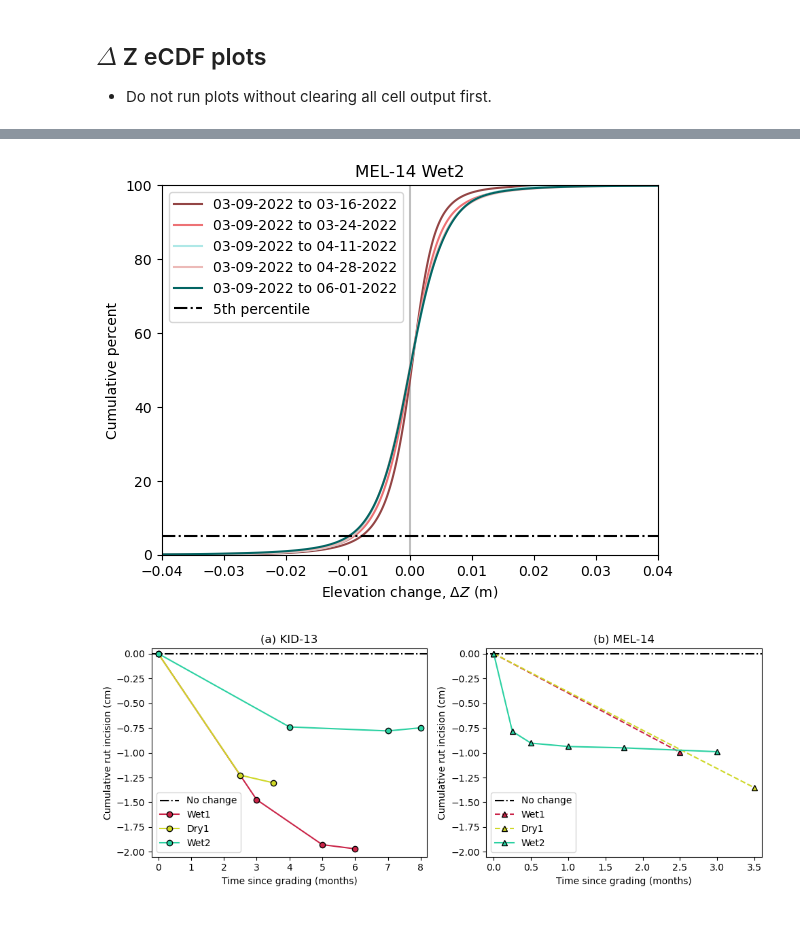
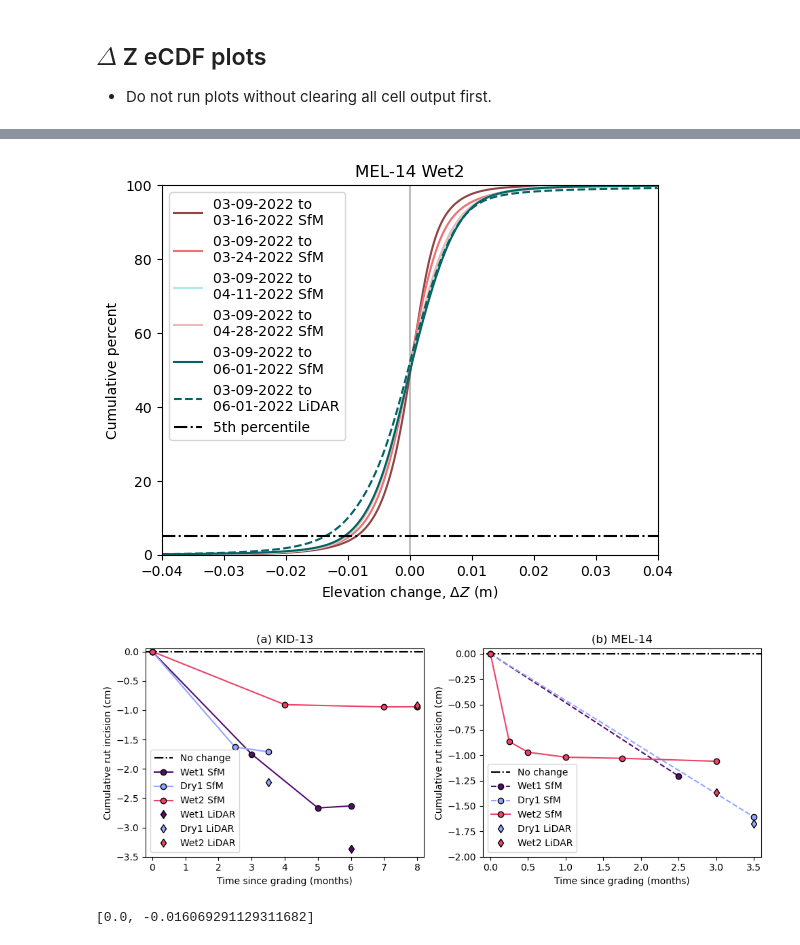
Before and after one commit to amanaster2/micro_diff, a Jupyter notebook: notebooks/stats.ipynb, the cells around one changed output, grey strips where cells are left out. Drawn from its saved outputs; the diff is of its cells as text; code cells hidden in the pictures.

Commit message:
Re-running elevation stat analyses with LiDAR data

```diff
--- a/notebooks/stats.ipynb
+++ b/notebooks/stats.ipynb
@@ -75,10 +98,15 @@ ds_diff_m14_wsyr1_sfm_2.reset_index(inplace=True)
 ds_diff_m14_wsyr1_sfm_2.dropna(inplace=True)
 ds_diff_m14_wsyr1_sfm_2.drop(columns=['time','spatial_ref'], inplace=True)
 # %%
-ds_diff_m14_dsyr1_sfm_2 = ds_diff_m14_dsyr1_sfm.isel(time=2).to_dataframe()
+ds_diff_m14_dsyr1_sfm_2 = ds_diff_m14_dsyr1_sfm.isel(time=3).to_dataframe()
 ds_diff_m14_dsyr1_sfm_2.reset_index(inplace=True)
 ds_diff_m14_dsyr1_sfm_2.dropna(inplace=True)
 ds_diff_m14_dsyr1_sfm_2.drop(columns=['time','spatial_ref'], inplace=True)
+
+ds_diff_m14_dsyr1_lidar_2 = ds_diff_m14_dsyr1_lidar.isel(time=2).to_dataframe()
+ds_diff_m14_dsyr1_lidar_2.reset_index(inplace=True)
+ds_diff_m14_dsyr1_lidar_2.dropna(inplace=True)
+ds_diff_m14_dsyr1_lidar_2.drop(columns=['time','spatial_ref'], inplace=True)
 # %%
 ds_diff_m14_wsyr2_sfm_2 = ds_diff_m14_wsyr2_sfm.isel(time=2).to_dataframe()
 ds_diff_m14_wsyr2_sfm_2.reset_index(inplace=True)
@@ -100,10 +128,15 @@ ds_diff_m14_wsyr2_sfm_5.reset_index(inplace=True)
 ds_diff_m14_wsyr2_sfm_5.dropna(inplace=True)
 ds_diff_m14_wsyr2_sfm_5.drop(columns=['time','spatial_ref'], inplace=True)
 
-ds_diff_m14_wsyr2_sfm_6 = ds_diff_m14_wsyr2_sfm.isel(time=6).to_dataframe()
+ds_diff_m14_wsyr2_sfm_6 = ds_diff_m14_wsyr2_sfm.isel(time=7).to_dataframe()
 ds_diff_m14_wsyr2_sfm_6.reset_index(inplace=True)
 ds_diff_m14_wsyr2_sfm_6.dropna(inplace=True)
 ds_diff_m14_wsyr2_sfm_6.drop(columns=['time','spatial_ref'], inplace=True)
+
+ds_diff_m14_wsyr2_lidar_6 = ds_diff_m14_wsyr2_lidar.isel(time=6).to_dataframe()
+ds_diff_m14_wsyr2_lidar_6.reset_index(inplace=True)
+ds_diff_m14_wsyr2_lidar_6.dropna(inplace=True)
+ds_diff_m14_wsyr2_lidar_6.drop(columns=['time','spatial_ref'], inplace=True)
 # %%
 k13_wsyr1_5per_1 = np.percentile(ds_diff_k13_wsyr1_sfm_2['band1'],5)
 k13_wsyr1_5per_2 = np.percentile(ds_diff_k13_wsyr1_sfm_3['band1'],5)
@@ -152,45 +214,55 @@ array([ 0.        , -1.47348571, -1.92718592, -1.9693949 ])
 fig, ax = plt.subplots()
 
 ax.plot([0,0],[0,100], '-', color='gray', alpha=0.5)
-sns.ecdfplot(ds_diff_m14_wsyr2_sfm_2, x='band1', stat='percent', ax=ax, color='#934545', label='03-09-2022 to 03-16-2022')
-sns.ecdfplot(ds_diff_m14_wsyr2_sfm_3, x='band1', stat='percent', ax=ax, color='#ED7275', label='03-09-2022 to 03-24-2022')
-sns.ecdfplot(ds_diff_m14_wsyr2_sfm_4, x='band1', stat='percent', ax=ax, color='#AFE8E7', label='03-09-2022 to 04-11-2022')
-sns.ecdfplot(ds_diff_m14_wsyr2_sfm_5, x='band1', stat='percent', ax=ax, color='#ECBAB8', label='03-09-2022 to 04-28-2022')
-sns.ecdfplot(ds_diff_m14_wsyr2_sfm_6, x='band1', stat='percent', ax=ax, color='#036563', label='03-09-2022 to 06-01-2022')
+sns.ecdfplot(ds_diff_m14_wsyr2_sfm_2, x='band1', stat='percent', ax=ax, color='#934545', label='03-09-2022 to\n03-16-2022 SfM')
+sns.ecdfplot(ds_diff_m14_wsyr2_sfm_3, x='band1', stat='percent', ax=ax, color='#ED7275', label='03-09-2022 to\n03-24-2022 SfM')
+sns.ecdfplot(ds_diff_m14_wsyr2_sfm_4, x='band1', stat='percent', ax=ax, color='#AFE8E7', label='03-09-2022 to\n04-11-2022 SfM')
+sns.ecdfplot(ds_diff_m14_wsyr2_sfm_5, x='band1', stat='percent', ax=ax, color='#ECBAB8', label='03-09-2022 to\n04-28-2022 SfM')
+sns.ecdfplot(ds_diff_m14_wsyr2_sfm_6, x='band1', stat='percent', ax=ax, color='#036563', label='03-09-2022 to\n06-01-2022 SfM')
+sns.ecdfplot(ds_diff_m14_wsyr2_lidar_6, x='band1', stat='percent', ax=ax, linestyle='--', color='#036563', label='03-09-2022 to\n06-01-2022 LiDAR')
 ax.plot([-0.04,0.04],[5,5], '-.', color='black', label='5th percentile')
 ax.set_xlim(-0.04,0.04)
 ax.set_ylim(0,100)
 ax.set_xlabel(r'Elevation change, $\Delta Z$ (m)')
 ax.set_ylabel('Cumulative percent')
-ax.legend()
+ax.legend(loc='upper left')
 ax.set_title('MEL-14 Wet2')
-plt.savefig('/home/adalvis/github/micro_diff/data/savefigs/Fig7.png', dpi=600, bbox_inches='tight')
+plt.savefig('/mnt/c/Users/Amanda/OneDrive - UW/Dissertation Writing/Chapters/Ch4_mt/Fig7.png', dpi=600, bbox_inches='tight')
 plt.show()
 # %% [output]
-[figure, old version]
+[figure, new version]
 # %%
 fig, ax = plt.subplots(1, 2, figsize=(10,4), layout='tight')
 ax[0].plot([-0.25,8.25],[0,0], 'k-.', label='No change')
-ax[0].plot(k13_time1, np.multiply(k13_5per1, 100), 'o-', color='#ca2448', markeredgecolor='k', label='Wet1')
-ax[0].plot(k13_time2, np.multiply(k13_5per2, 100), 'o-', color='#cfd828', markeredgecolor='k', label='Dry1')
-ax[0].plot(k13_time3, np.multiply(k13_5per3, 100), 'o-', color='#2bd1a2', markeredgecolor='k', label='Wet2')
+ax[0].plot(k13_time1, np.multiply(k13_5per1, 100), 'o-', color='#540D6E', markeredgecolor='k', label='Wet1 SfM')
+ax[0].plot(k13_time2, np.multiply(k13_5per2, 100), 'o-', color='#91A6FF', markeredgecolor='k', label='Dry1 SfM')
+ax[0].plot(k13_time3, np.multiply(k13_5per3, 100), 'o-', color='#EE4266', markeredgecolor='k', label='Wet2 SfM')
+ax[0].plot(k13_lt1, np.multiply(k13_lidar1, 100), 'd', markersize=6, color='#540D6E', markeredgecolor='k', label='Wet1 LiDAR')
+ax[0].plot(k13_lt2, np.multiply(k13_lidar2, 100), 'd', markersize=6, color='#91A6FF', markeredgecolor='k', label='Dry1 LiDAR')
+ax[0].plot(k13_lt3, np.multiply(k13_lidar3, 100), 'd', markersize=6, color='#EE4266', markeredgecolor='k', label='Wet2 LiDAR')
 ax[0].set(xlabel='Time since grading (months)',ylabel=r'Cumulative rut incision (cm)',\
-    xlim=(-0.2,8.2),ylim=(-2.05,0.05))
+    xlim=(-0.2,8.2),ylim=(-3.50,0.05))
 ax[0].set_title('(a) KID-13')
-ax[0].legend()
+ax[0].legend(ncol=1)
 
 ax[1].plot([-0.25,3.75], [0,0],'-.', color='k', label='No change')
-ax[1].plot(m14_time1, np.multiply(m14_5per1, 100), '^--', color='#ca2448', markeredgecolor='k', label='Wet1')
-ax[1].plot(m14_time2, np.multiply(m14_5per2, 100), '^--', color='#cfd828', markeredgecolor='k', label='Dry1')
-ax[1].plot(m14_time3, np.multiply(m14_5per3, 100), '^-', color='#2bd1a2', markeredgecolor='k', label='Wet2')
+ax[1].plot(m14_time1, np.multiply(m14_5per1, 100), 'o--', color='#540D6E', markeredgecolor='k', label='Wet1 SfM')
+ax[1].plot(m14_time2, np.multiply(m14_5per2, 100), 'o--', color='#91A6FF', markeredgecolor='k', label='Dry1 SfM')
+ax[1].plot(m14_time3, np.multiply(m14_5per3, 100), 'o-', color='#EE4266', markeredgecolor='k', label='Wet2 SfM')
+ax[1].plot(m14_lt2, np.multiply(m14_lidar2, 100), 'd', markersize=6, color='#91A6FF', markeredgecolor='k', label='Dry1 LiDAR')
+ax[1].plot(m14_lt3, np.multiply(m14_lidar3, 100), 'd', markersize=6, color='#EE4266', markeredgecolor='k', label='Wet2 LiDAR')
 ax[1].set(xlabel='Time since grading (months)',ylabel=r'Cumulative rut incision (cm)',\
-    xlim=(-0.1,3.6), ylim=(-2.05,0.05))
-ax[1].legend()
+    xlim=(-0.1,3.6), ylim=(-2,0.05))
+ax[1].legend(ncol=1)
 ax[1].set_title('(b) MEL-14')
-plt.savefig('/home/adalvis/github/micro_diff/data/savefigs/Fig9_.png', dpi=600, bbox_inches='tight')
+plt.savefig('/mnt/c/Users/Amanda/OneDrive - UW/Dissertation Writing/Chapters/Ch4_mt/Fig9_.png', dpi=600, bbox_inches='tight')
 plt.show()
 # %% [output]
-[figure, old version]
+[figure, new version]
+# %%
+m14_5per2
+# %% [output]
+[0.0, -0.016069291129311682]
 # %%
 # fig, ax = plt.subplots()
 
```
Also changed, not shown: parts of 6 cells of this notebook.
